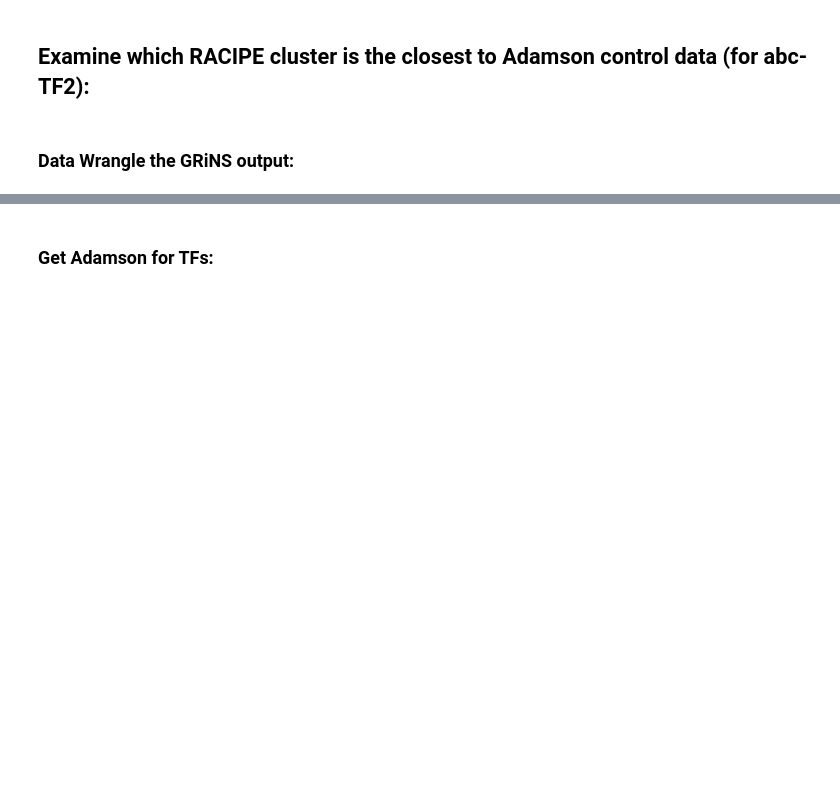
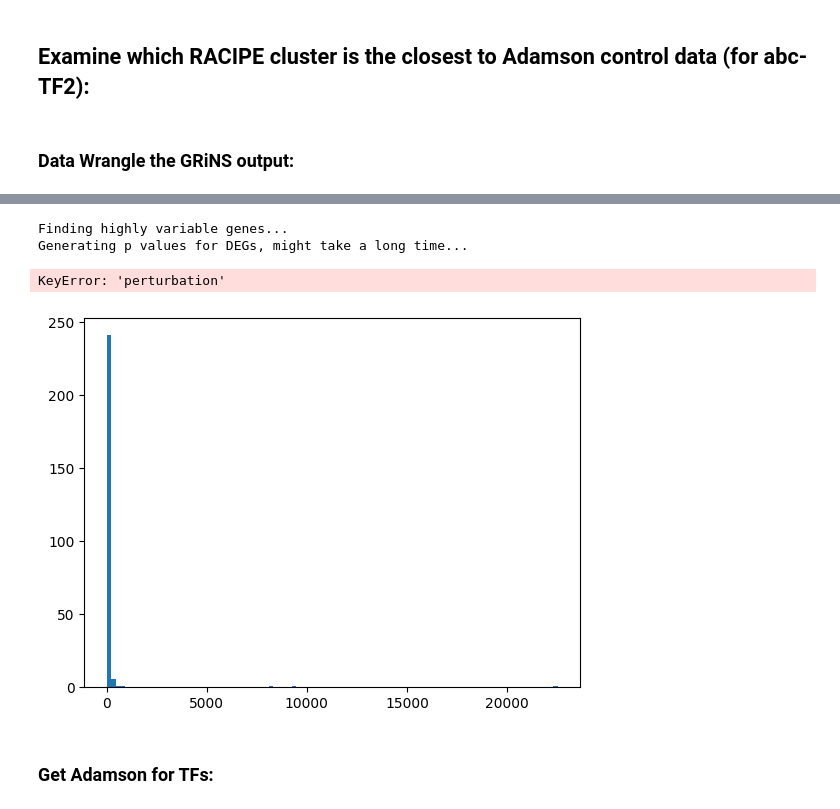
Before and after one commit to GeorgSommerer/bsc_thesis_pGRiNS, a Jupyter notebook: prep_exploratory.ipynb, the cells around one changed output, grey strips where cells are left out. Saved outputs shown, nothing was run; the diff lists cells and outputs as text; code cells hidden in the pictures; blank space fills up the shorter version.

```diff
--- a/prep_exploratory.ipynb
+++ b/prep_exploratory.ipynb
@@ -421,3 +421,15 @@ plot_degree_dist(keggoro,list(norman_perts& keggoro_genes))
 ## Examine which RACIPE cluster is the closest to Adamson control data (for abc-TF2):
 # %% [markdown]
 ### Data Wrangle the GRiNS output:
+# %%
+simres_full = pd.read_parquet(f"Data/SimulResults_Racipe/dorothea_tf2_abc/001/dorothea_tf2_abc_steadystate_solutions_001.parquet")
+# %%
+indices = [int(i) for i in np.linspace(0,simres_full.shape[0]-1,10000)]
+simres_part = simres_full.iloc[indices]
+goodcols = [col for col in simres_part.columns if "gk" not in col][:-7]
+gene_cols = goodcols[:-7]
+remaining_cols = goodcols[-7:]
+gk_cols = [col for col in simres_part.columns if "gk" in col] # gk_cols good for state definition, other cols for count data
+simres_part = simres_part.loc[:,gene_cols].to_numpy()
+#simres_part = simres_part[]
+#.to_numpy()
@@ -424,3 +479,29 @@ plot_degree_dist(keggoro,list(norman_perts& keggoro_genes))
+# %%
+
+norm_data = grins_data.copy()
+sc.pp.normalize_total(norm_data, target_sum=None)
+
+# Log1p transformation:
+norm_data.layers["normalized"] = norm_data.X.copy()
+norm_data.layers["log1p"] = norm_data.layers["normalized"].copy()
+sc.pp.log1p(norm_data, layer="log1p")
+print("Finding highly variable genes...")
+sc.pp.highly_variable_genes(norm_data,n_top_genes=5000, subset=True,layer="log1p")
+print("Generating p values for DEGs, might take a long time...")
+sc.tl.rank_genes_groups(norm_data, groupby="perturbation", layer="log1p",copy=False)
+# %% [output]
+Finding highly variable genes...
+Generating p values for DEGs, might take a long time...
+KeyError: 'perturbation'
+# %%
+grinsmeans = np.mean(simres_part,axis=0).squeeze()
+# %%
+import matplotlib.pyplot as plt
+plt.hist((grinsmeans),bins=100)
+#plt.ylim(0,30)
+plt.show()
+# %% [output]
+[figure, added]
 # %%
 simres = pd.read_csv(f"Data/SimulResults/dorothea_tf2_abc/001/dorothea_tf2_abc_steadystate_state_counts_001.csv",sep="\t")
 new_states = []
```
Also changed, not shown: parts of 4 cells of this notebook, 6 other files.
